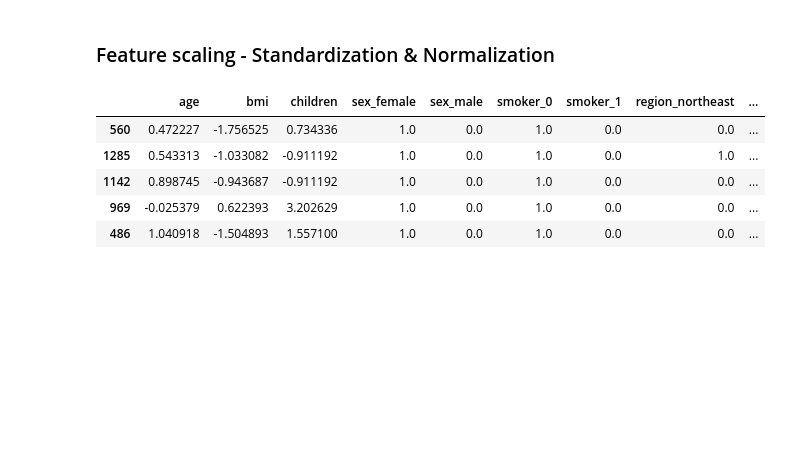
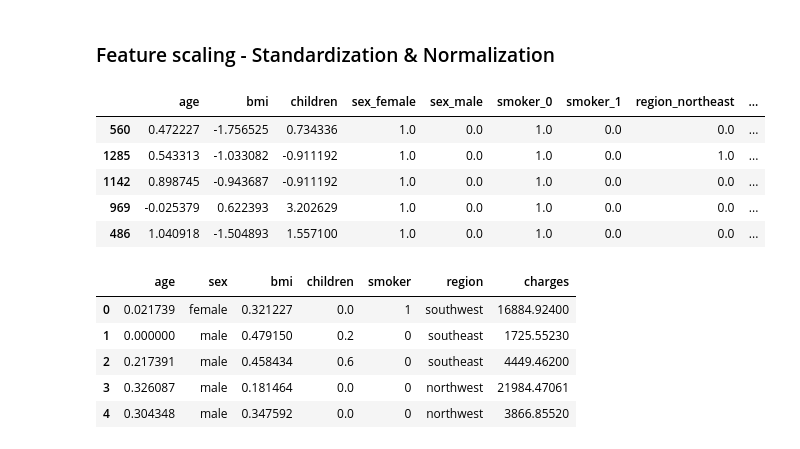
Before and after one commit to Malinda1/data_preprocessing, a Jupyter notebook: data preprocessing.ipynb, the cells around one changed output. Drawn from its saved outputs; the diff is of its cells as text; code cells hidden in the pictures; blank space fills up the shorter version.

```diff
--- a/data preprocessing.ipynb
+++ b/data preprocessing.ipynb
@@ -239,11 +239,20 @@ X_train.head()
 # %%
 # Normalization
 
 from sklearn.preprocessing import MinMaxScaler
 
 # Initializiing MinMaxscaler
 scaler = MinMaxScaler()
 
-columns_to_scale ['age', 'bmi', 'children']
+columns_to_scale = ['age', 'bmi', 'children']
 
 data[columns_to_scale] = scaler.fit_transform(data[columns_to_scale])
+
+data.head()
+# %% [output]
+|  | age | sex | bmi | children | smoker | region | charges |
+| 0 | 0.021739 | female | 0.321227 | 0.0 | 1 | southwest | 16884.92400 |
+| 1 | 0.000000 | male | 0.479150 | 0.2 | 0 | southeast | 1725.55230 |
+| 2 | 0.217391 | male | 0.458434 | 0.6 | 0 | southeast | 4449.46200 |
+| 3 | 0.326087 | male | 0.181464 | 0.0 | 0 | northwest | 21984.47061 |
+| 4 | 0.304348 | male | 0.347592 | 0.0 | 0 | northwest | 3866.85520 |
```
